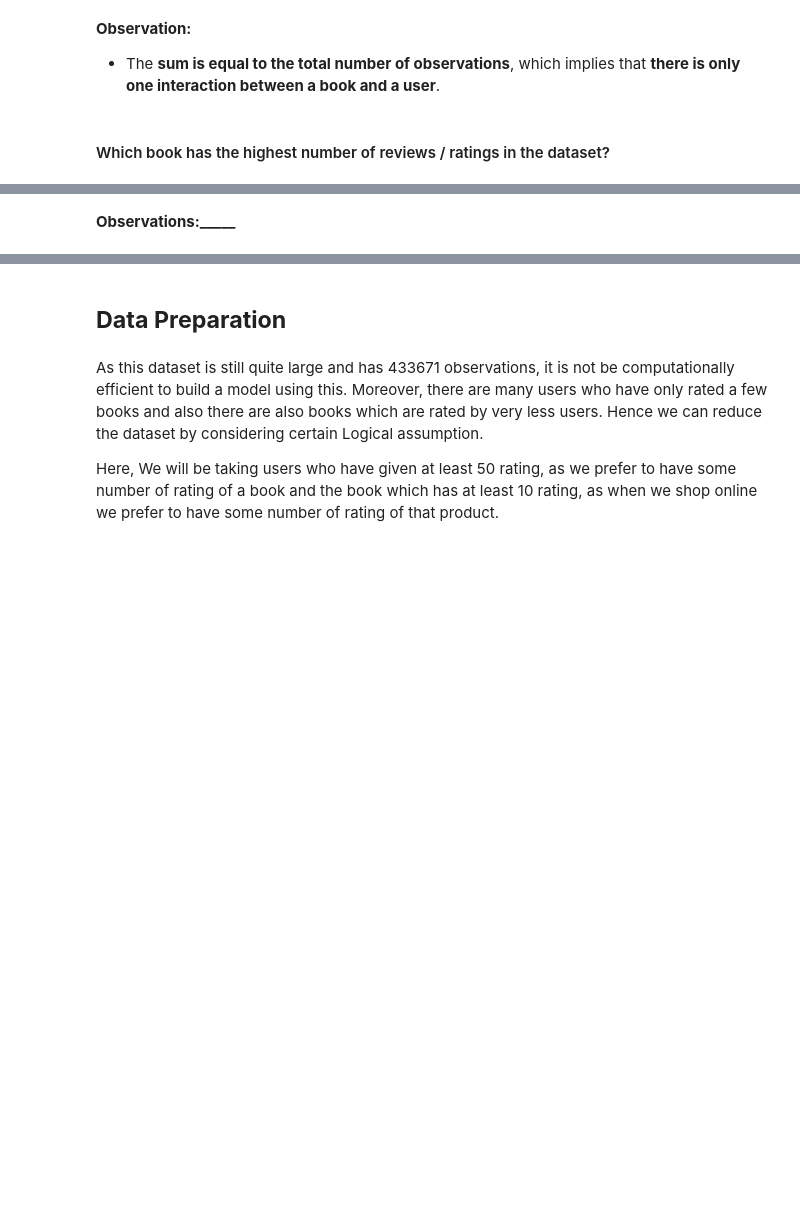
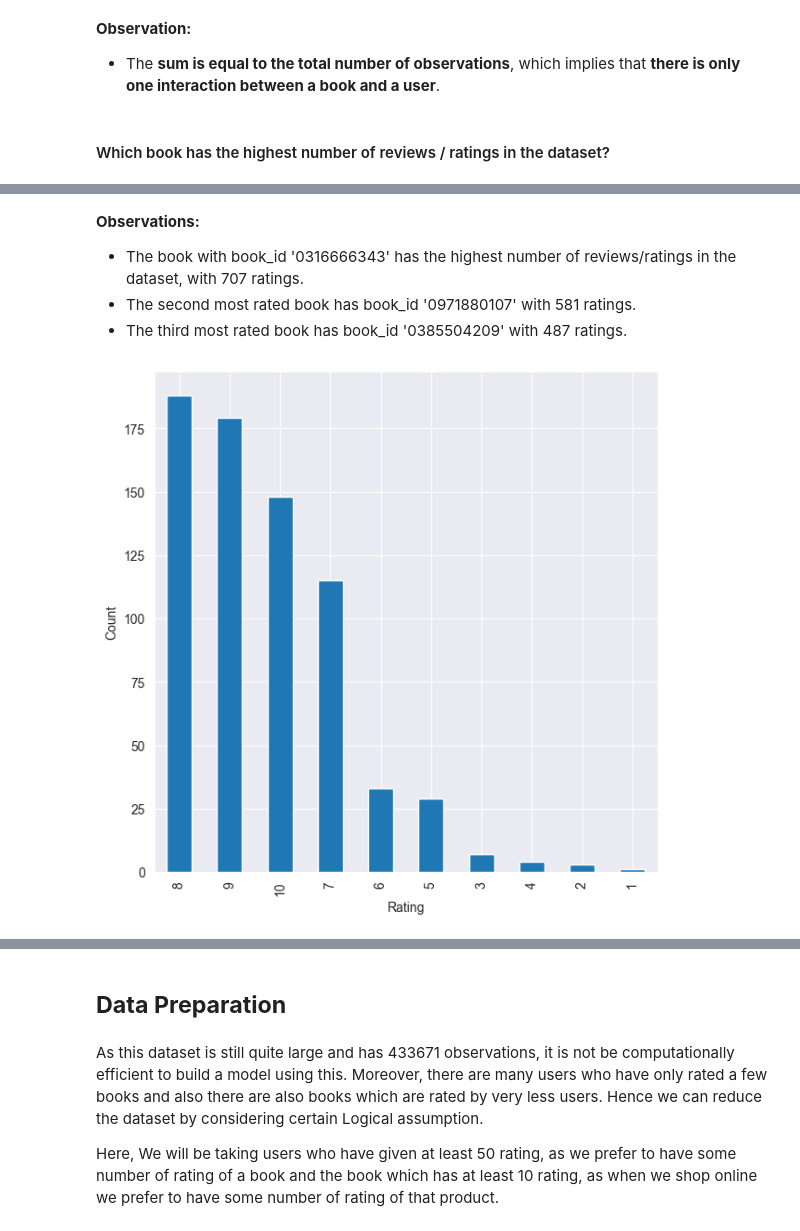
Before and after one commit to garretreichenbach/MIT-Projects, a Jupyter notebook: Recommendation Systems/Book Recommendation Assignment/Book Recommendation Assignment.ipynb, the cells around one changed output, grey strips where cells are left out. Drawn from its saved outputs; the diff is of its cells as text; code cells hidden in the pictures; blank space fills up the shorter version.

Commit message:
worked on book recommendation

```diff
--- a/Recommendation Systems/Book Recommendation Assignment/Book Recommendation Assignment.ipynb
+++ b/Recommendation Systems/Book Recommendation Assignment/Book Recommendation Assignment.ipynb
@@ -241,14 +304,19 @@ df['book_id']._________
 # %% [markdown]
-**Observations:_____**
+**Observations:**
+- The book with book_id '0316666343' has the highest number of reviews/ratings in the dataset, with 707 ratings.
+- The second most rated book has book_id '0971880107' with 581 ratings.
+- The third most rated book has book_id '0385504209' with 487 ratings.
 # %%
 # Plotting distributions of ratings for the most interacted book
 
 plt.figure(figsize=(7,7))
 
-df[df['book_id'] == _________]['rating'].value_counts().plot(kind='bar')  # Hint: Put the book_id in string format
+df[df['book_id'] == '0316666343']['rating'].value_counts().plot(kind='bar')
 
 plt.xlabel('Rating')
 
 plt.ylabel('Count')
 plt.show()
+# %% [output]
+[figure, added]
 # %% [markdown]
```
Also changed, not shown: parts of 24 cells of this notebook, 1 other file.
